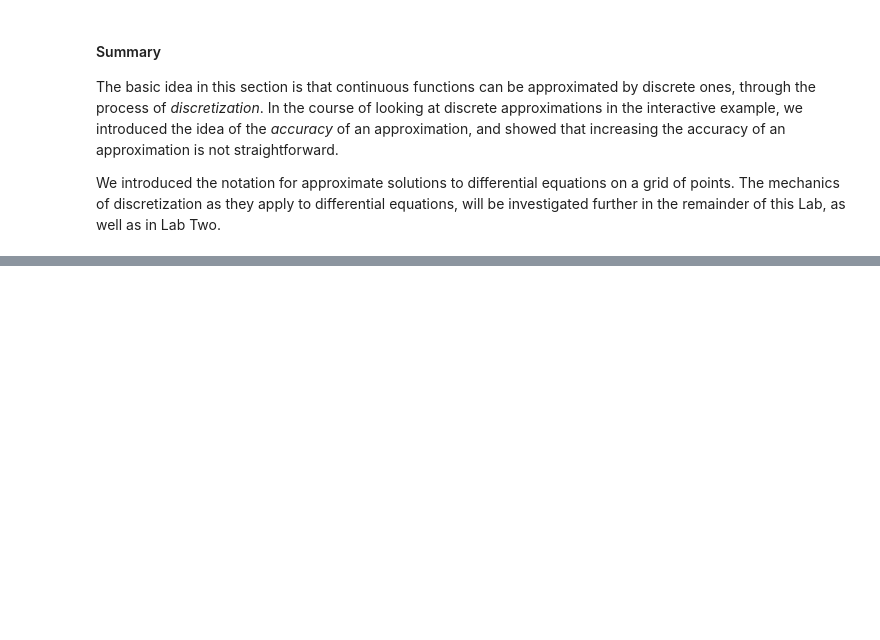
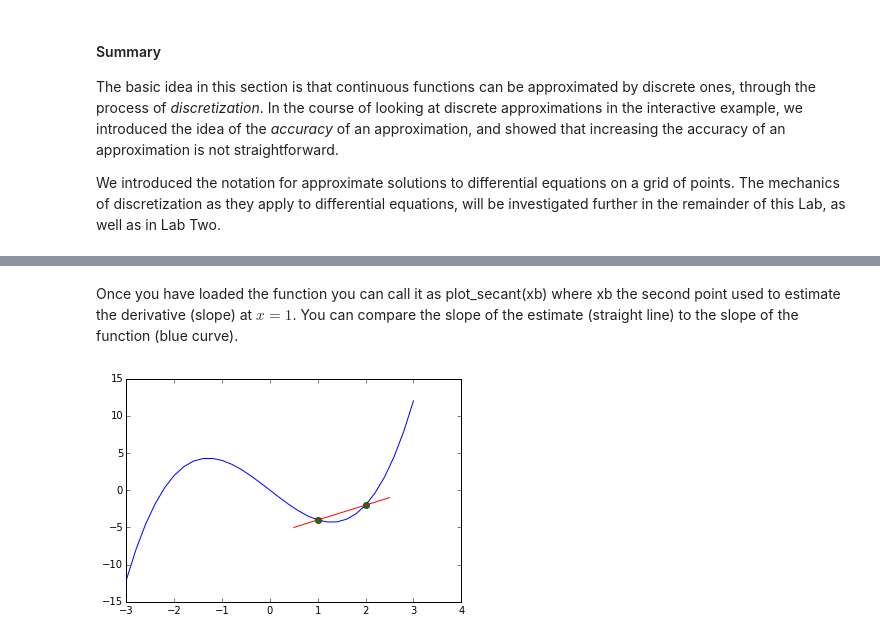
Before and after one commit to tjarnikova/numeric, a Jupyter notebook: lab1/Lab 1.ipynb, the cells around one changed output, grey strips where cells are left out. Drawn from its saved outputs; the diff is of its cells as text; code cells hidden in the pictures; blank space fills up the shorter version.

Commit message:
Add derivative estimation interactive example.

```diff
--- a/lab1/Lab 1.ipynb
+++ b/lab1/Lab 1.ipynb
@@ -813,0 +816,31 @@ coming sections).
+# %%
+def plot_secant(xb):
+    """This function draws a secant from x=1 to x=xb to the curve x**3 - 5*x.
+    Plots the curve and the secant."""
+
+    # Define curve
+    x = np.arange(-3., 3.2, .2)
+    y = x**3 - 5*x
+
+    # Find secant points
+    xs = np.array([1, xb])
+    ys = xs**3 - 5*xs
+
+    # find straight line between secant points
+    m = (ys[1] - ys[0]) / (xs[1] - xs[0])
+    b = ys[0] - m*xs[0]
+
+    # Extend secant line beyond points
+    xc = np.array( [xs[0] - 0.5, xs[1] + 0.5] )
+    yc = m*xc + b
+
+    # Plot the lines and points
+    plt.plot(x, y)
+    plt.plot(xs, ys, 'o')
+    plt.plot(xc, yc)
+# %% [markdown]
+Once you have loaded the function you can call it as plot_secant(xb) where xb the second point used to estimate the derivative (slope) at $x=1$.  You can compare the slope of the estimate (straight line) to the slope of the function (blue curve).
+# %%
+plot_secant(2.)
+# %% [output]
+[figure, added]
```
Also changed, not shown: parts of 3 cells of this notebook.
